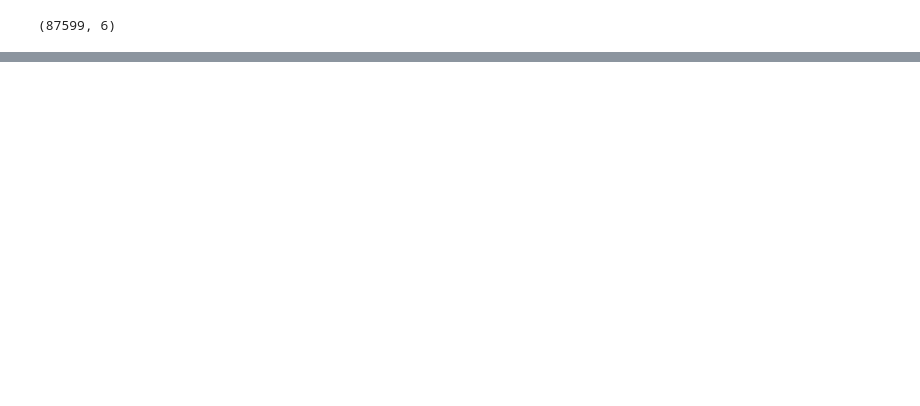
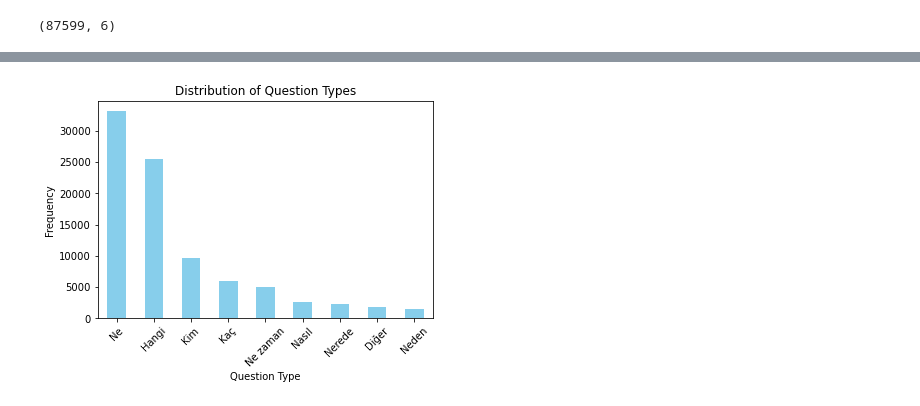
Before and after one commit to Tek-nr/Morphologically-Rich-Language-QA, a Jupyter notebook: QA-Turkish.ipynb, the cells around one changed output, grey strips where cells are left out. Drawn from its saved outputs; the diff is of its cells as text; code cells hidden in the pictures; blank space fills up the shorter version.

```diff
--- a/QA-Turkish.ipynb
+++ b/QA-Turkish.ipynb
@@ -91,0 +165,4 @@ memory usage: 4.7+ MB
+# %%
+df['question_length_w'] = df['question'].apply(lambda x: len(x.split()))
+df['context_length_w'] = df['context'].apply(lambda x: len(x.split()))
+df['text_length_w'] = df['text'].apply(lambda x: len(x.split()))
@@ -91,0 +226,2 @@ memory usage: 4.7+ MB
+# %%
+df['text_type'] = df['text'].apply(classify_text_type)
@@ -91,0 +280,25 @@ memory usage: 4.7+ MB
+# %%
+def classify_question_regex(question):
+    question = question.lower().strip()
+    if re.search(r'\bkim.*\b', question):
+        return 'Kim'
+    elif re.search(r'\bne(?!den\b|de\b| zaman\b|rede\b|rde\b).*\b', question):
+        return 'Ne'
+    elif re.search(r'\bnerede.*\b', question):
+        return 'Nerede'
+    elif re.search(r'\bne zaman.*\b', question):
+        return 'Ne zaman'
+    elif re.search(r'\bnasıl.*\b', question):
+        return 'Nasıl'
+    elif re.search(r'\bneden\b', question):
+        return 'Neden'
+    elif re.search(r'\bniçin\b', question):
+        return 'Neden'
+    elif re.search(r'\bhangi.*\b', question):
+        return 'Hangi'
+    elif re.search(r'\bkaç.*\b', question):
+        return 'Kaç'
+    else:
+        return 'Diğer'
+# %%
+df['question_type'] = df['question'].apply(classify_question_regex)
@@ -91,0 +350,9 @@ memory usage: 4.7+ MB
+# %%
+df['question_type'].value_counts().plot(kind='bar', color='skyblue')
+plt.title('Distribution of Question Types')
+plt.xlabel('Question Type')
+plt.ylabel('Frequency')
+plt.xticks(rotation=45)
+plt.show()
+# %% [output]
+[figure, added]
```
Also changed, not shown: parts of 44 cells of this notebook.
